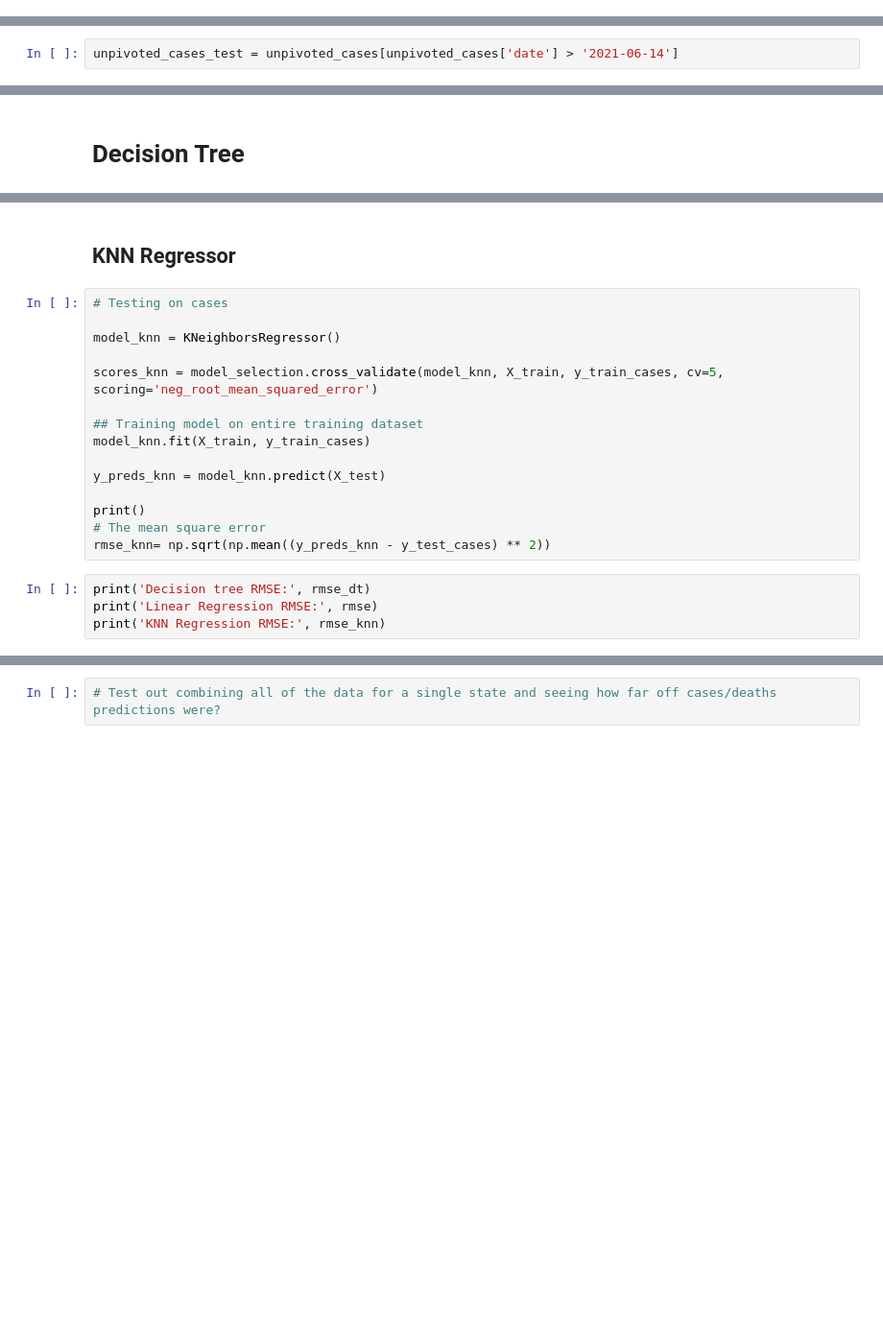
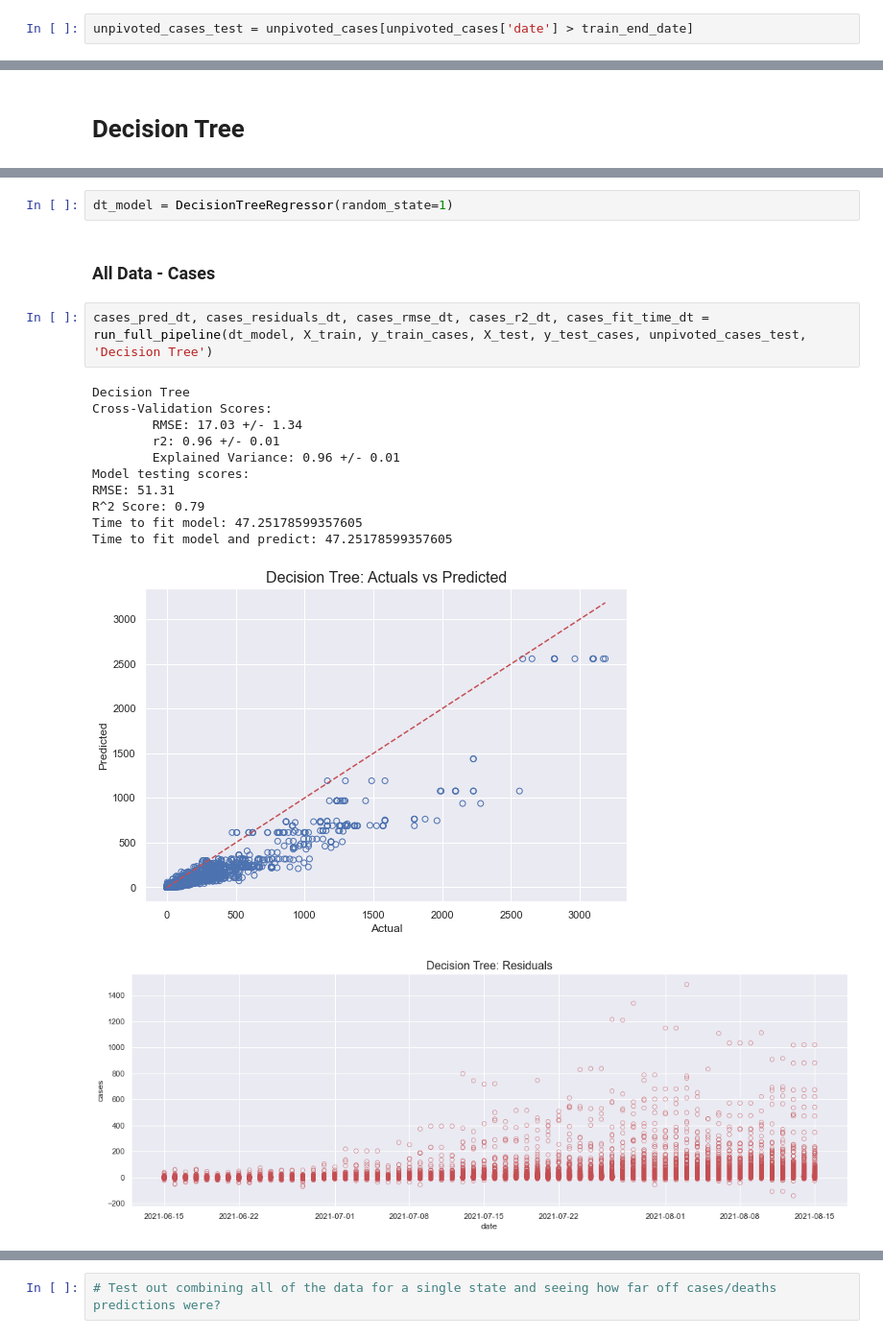
Before and after one commit to ehmartens/cs5644-project, a Jupyter notebook: Modeling Notebook.ipynb, the cells around one changed output, grey strips where cells are left out. Shown at 96% size. Drawn from its saved outputs; the diff is of its cells as text; blank space fills up the shorter version.

```diff
--- a/Modeling Notebook.ipynb
+++ b/Modeling Notebook.ipynb
@@ -76,0 +83,2 @@ X_train, y_train_cases, y_train_deaths, X_test, y_test_cases, y_test_deaths = mo
+# %%
+unpivoted_cases_test = unpivoted_cases[unpivoted_cases['date'] > train_end_date]
@@ -142,2 +183,0 @@ unpivoted_cases = unpivoted_cases.merge(state_code_map, left_on='STATE', right_o
-# %%
-unpivoted_cases_test = unpivoted_cases[unpivoted_cases['date'] > '2021-06-14']
@@ -223,21 +204,19 @@ R^2 Score: 0.73
-# %% [markdown]
-## KNN Regressor
-# %%
-# Testing on cases
-
-model_knn = KNeighborsRegressor()
-
-scores_knn = model_selection.cross_validate(model_knn, X_train, y_train_cases, cv=5, scoring='neg_root_mean_squared_error')
-
-## Training model on entire training dataset
-model_knn.fit(X_train, y_train_cases)
-
-y_preds_knn = model_knn.predict(X_test)
-
-print()
-# The mean square error
-rmse_knn= np.sqrt(np.mean((y_preds_knn - y_test_cases) ** 2))
-# %%
-print('Decision tree RMSE:', rmse_dt)
-print('Linear Regression RMSE:', rmse)
-print('KNN Regression RMSE:', rmse_knn)
+# %%
+dt_model = DecisionTreeRegressor(random_state=1)
+# %% [markdown]
+### All Data - Cases
+# %%
+cases_pred_dt, cases_residuals_dt, cases_rmse_dt, cases_r2_dt, cases_fit_time_dt = run_full_pipeline(dt_model, X_train, y_train_cases, X_test, y_test_cases, unpivoted_cases_test, 'Decision Tree')
+# %% [output]
+Decision Tree
+Cross-Validation Scores:
+        RMSE: 17.03 +/- 1.34
+        r2: 0.96 +/- 0.01
+        Explained Variance: 0.96 +/- 0.01
+Model testing scores:
+RMSE: 51.31
+R^2 Score: 0.79
+Time to fit model: 47.25178599357605
+Time to fit model and predict: 47.25178599357605
+[figure, added]
+[figure, added]
```
Also changed, not shown: parts of 55 cells of this notebook, 5 other files.
